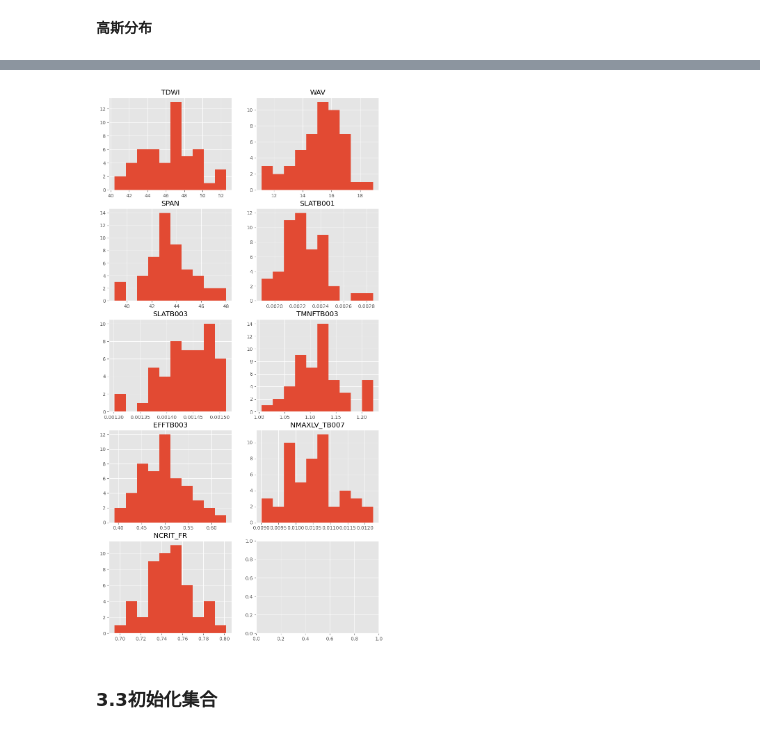
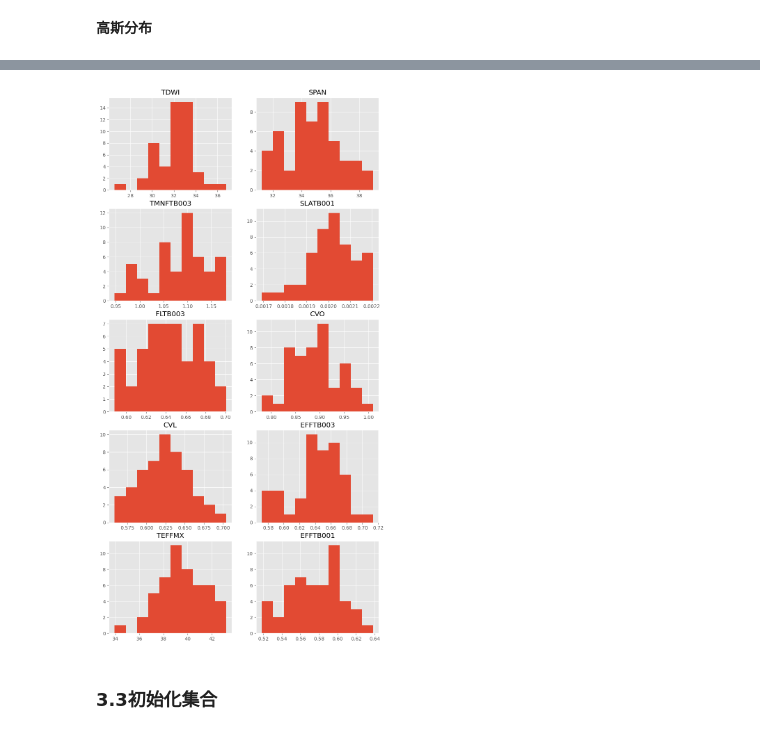
Before and after one commit to cleanhun13/myWofost, a Jupyter notebook: Assimilation.ipynb, the cells around one changed output, grey strips where cells are left out. Saved outputs shown, nothing was run; the diff lists cells and outputs as text; code cells hidden in the pictures.

```diff
--- a/Assimilation.ipynb
+++ b/Assimilation.ipynb
@@ -48,7 +49,8 @@ cropd = CABOFileReader(cropfile)
 soilfile = os.path.join(data_dir, 'soil', 'ec3_copy1.soil')
 soild = CABOFileReader(soilfile)
 # %%
-sited = WOFOST80SiteDataProvider(WAV=18, NAVAILI=20.5, PAVAILI=50.0, KAVAILI=250.0)
+sited = WOFOST72SiteDataProvider(WAV=18)
+# sited = WOFOST72SiteDataProvider(WAV=18, NAVAILI=20.5, PAVAILI=50.0, KAVAILI=250.0)
 # %%
 parameters = ParameterProvider(cropdata=cropd, soildata=soild, sitedata=sited)
 # %%
@@ -87,7 +89,8 @@ def overwrite_para(params, param_dict):
             params.set_override(var_name, value)
     return params
 # %%
-param_df = pd.read_csv(os.path.join(data_dir, "opt", "optNWLP", "opt_ZDN180_NWLP_result0.csv"), index_col=0)
+param_df = pd.read_csv(os.path.join(
+    data_dir, "opt", "opt_ZDN180_result.csv"), index_col=0)
 param_df.sort_values(by=['rmse'], ascending=True, inplace=True)
 parameters_name = param_df.columns.to_list()
 parameters_name = parameters_name[1: ]
@@ -95,11 +98,11 @@ parameters_name = parameters_name[1: ]
 rows, _ = param_df.shape
 df_dict = dict()
 for nn in [180]:
-    agro = my_agro(yaml_agro_2022, nn)
+    agro = my_agro(yaml_agro_2021, nn)
     modelrerunner = None
     modelrerunner = ModelRerunner(parameters, wdp, agro)
     twso_list = list()
-    for i in tqdm([3]):
+    for i in tqdm([0]):
         p_value = dict()
         for each in parameters_name:
             p_value[each] = param_df.iloc[i][each]
@@ -177,2 +213,5 @@ override_parameters["NCRIT_FR"] = np.random.normal(0.750603, 0.02449, (ensemble_
 # %% [markdown]
 **高斯分布**
+# %%
+def add_gaussian_noise(data, data_size, mean=0., std=1.):
+    return data + np.random.normal(mean, std, data_size)
@@ -179,26 +225,64 @@ override_parameters["NCRIT_FR"] = np.random.normal(0.750603, 0.02449, (ensemble_
 # %%
+tdwi = param_df.iloc[0]["TDWI"]
+span = param_df.iloc[0]["SPAN"]
+tmnftb003 = param_df.iloc[0]["TMNFTB003"]
+slatb001 = param_df.iloc[0]["SLATB001"]
+efftb003 = param_df.iloc[0]["EFFTB003"]
+fltb003 = param_df.iloc[0]["FLTB003"]
+cvo = param_df.iloc[0]["CVO"]
+cvl = param_df.iloc[0]["CVL"]
+
+
+
+
 # 需要调整的参数集
+# param_set = pd.read_csv("./data/opt/DA/ZD_DA1.csv", index_col=0)
+param_name = ['SPAN',
+              'TDWI',
+              ]
 override_parameters = {}
 # 初始条件
-override_parameters["TDWI"] = np.random.normal(47.03964584, 2.306831177, (ensemble_size))
-override_parameters["WAV"] = np.random.normal(15., 1.5, (ensemble_size))
+override_parameters["TDWI"] = add_gaussian_noise(tdwi, (ensemble_size, ), 0, 0.05*tdwi)
+
+# override_parameters["WAV"] = np.random.normal(18., 1.5, (ensemble_size))
 # override_parameters["NAVAILI"] = np.random.normal(20.5, 0.5, (ensemble_size))
 # 参数
-override_parameters["SPAN"] = np.random.normal(43.67107082, 2.039382991, (ensemble_size))
-override_parameters["SLATB001"] = np.random.normal(0.002834115, 0.000153716 ,(ensemble_size))
-override_parameters["SLATB003"] = np.random.normal(0.001443546, 0.0000451982, (ensemble_size))
-override_parameters["TMNFTB003"] = np.random.normal(1.110052116, 0.033887947, (ensemble_size))
-override_parameters["EFFTB003"] = np.random.normal(0.508812352, 0.023041403, (ensemble_size))
-override_parameters["NMAXLV_TB007"] = np.random.normal(0.010378854, 0.00066446, (ensemble_size))
-override_parameters["NCRIT_FR"] = np.random.normal(0.750958689, 0.020258971, (ensemble_size))
+override_parameters["SPAN"] = add_gaussian_noise(span, (ensemble_size, ), 0, 0.05*span)
+override_parameters["TMNFTB003"] = add_gaussian_noise(tmnftb003, (ensemble_size, ), 0, 0.05*tmnftb003)
+override_parameters["SLATB001"] = add_gaussian_noise(slatb001, (ensemble_size, ), 0, 0.05*slatb001)
+# override_parameters["EFFTB003"] = add_gaussian_noise(efftb003, (ensemble_size, ), 0, 0.05*efftb003)
+override_parameters["FLTB003"] = add_gaussian_noise(fltb003, (ensemble_size, ), 0, 0.05*fltb003)
+override_parameters["CVO"] = add_gaussian_noise(cvo, (ensemble_size, ), 0, 0.05*cvo)
+override_parameters["CVL"] = add_gaussian_noise(cvl, (ensemble_size, ), 0, 0.05*cvl)
 
-# fig, axes = plt.subplots(nrows=5, ncols=2, figsize=(10,20))
-# # Show the sample that was drawn
-# for ax, (par, distr) in zip(axes.flatten(), override_parameters.items()):
-#     ax.hist(distr)
-#     ax.set_title(par)
+
+# override_parameters["SLATB001"] = np.random.normal(0.002834115, 0.000153716 ,(ensemble_size))
+# override_parameters["SLATB003"] = np.random.normal(0.001443546, 0.0000451982, (ensemble_size))
+# override_parameters["TMNFTB003"] = np.random.normal(1.110052116, 0.033887947, (ensemble_size))
+# override_parameters["EFFTB003"] = np.random.normal(0.508812352, 0.023041403, (ensemble_size))
+# override_parameters["NMAXLV_TB007"] = np.random.normal(0.010378854, 0.00066446, (ensemble_size))
+# override_parameters["NCRIT_FR"] = np.random.normal(0.750958689, 0.020258971, (ensemble_size))
+# for each in param_set.columns:
+#     override_parameters[each] = np.random.normal(param_set.loc[0, each], param_set.loc[1, each], (ensemble_size))
+
+# par_std = pd.read_csv("./data/opt/DA/opt_ZDN180_DA_result3.csv", index_col=0)
+# par_std.sort_values(by="rmse", ascending=True, inplace=True)
+param_name = param_df.columns
+param_name = param_name.to_list()[1: ]
+
+# idx = 1
+for each in param_name:
+    value = param_df.iloc[0][each]
+    override_parameters[each] = add_gaussian_noise(value, (ensemble_size, ), 0, 0.05*value)
+
+
+fig, axes = plt.subplots(nrows=5, ncols=2, figsize=(10,20))
+# Show the sample that was drawn
+for ax, (par, distr) in zip(axes.flatten(), override_parameters.items()):
+    ax.hist(distr)
+    ax.set_title(par)
 # %% [output]
-[figure, old version]
+[figure, new version]
 # %% [markdown]
 ### 3.3初始化集合
 # %%
```
Also changed, not shown: parts of 23 cells of this notebook, 43 other files.
